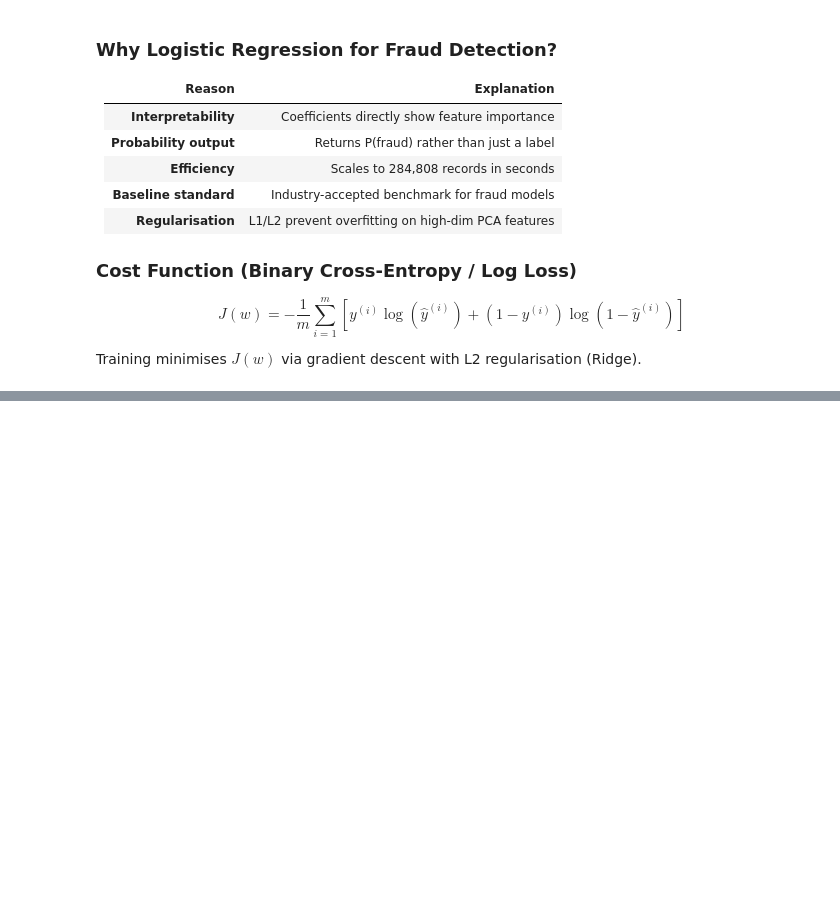
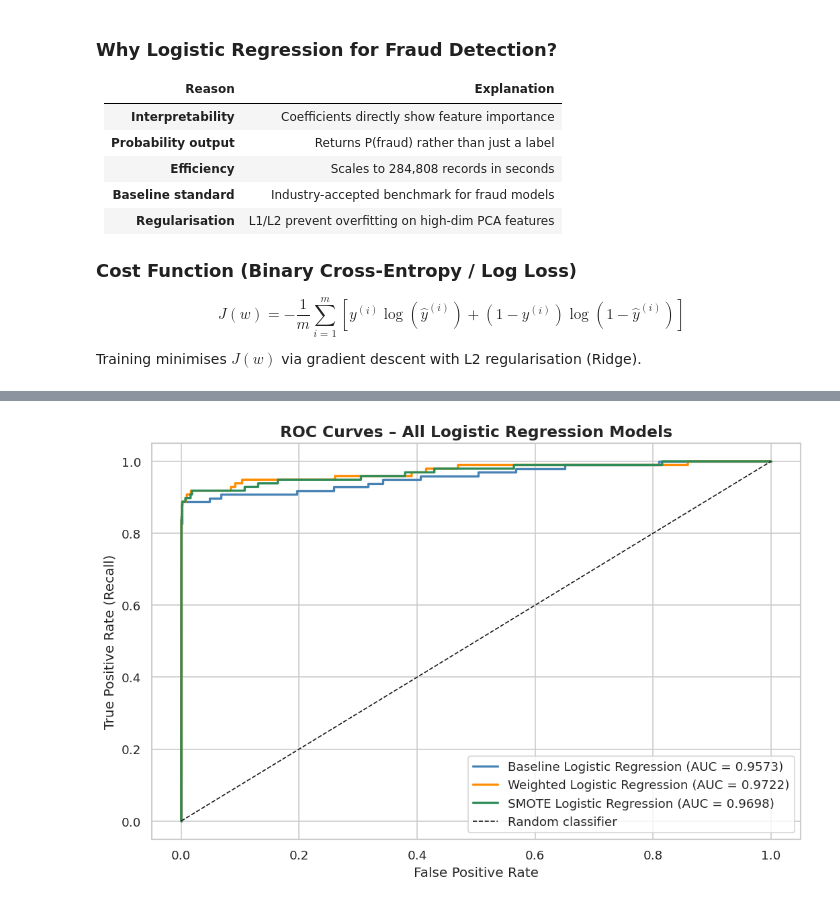
Before and after one commit to ridmikaw/ML-Assignment-Logistic-Regression, a Jupyter notebook: IT22088246.ipynb, the cells around one changed output, grey strips where cells are left out. Drawn from its saved outputs; the diff is of its cells as text; code cells hidden in the pictures; blank space fills up the shorter version.

```diff
--- a/IT22088246.ipynb
+++ b/IT22088246.ipynb
@@ -343,0 +434,20 @@ print("✅ SMOTE-based Logistic Regression trained")
+# %%
+# ── ROC Curves ─────────────────────────────────────────
+plt.figure(figsize=(9, 6))
+colors = ['steelblue', 'darkorange', 'seagreen']
+
+for res, col in zip(results, colors):
+    fpr, tpr, _ = roc_curve(y_test, res['y_prob'])
+    plt.plot(fpr, tpr, color=col, lw=2,
+             label=f"{res['name']} (AUC = {res['roc_auc']:.4f})")
+
+plt.plot([0,1],[0,1], 'k--', lw=1, label='Random classifier')
+plt.xlabel('False Positive Rate')
+plt.ylabel('True Positive Rate (Recall)')
+plt.title('ROC Curves – All Logistic Regression Models', fontsize=14, fontweight='bold')
+plt.legend(loc='lower right')
+plt.tight_layout()
+plt.savefig("roc_curves.png", bbox_inches='tight')
+plt.show()
+# %% [output]
+[figure, added]
```
Also changed, not shown: parts of 8 cells of this notebook.
